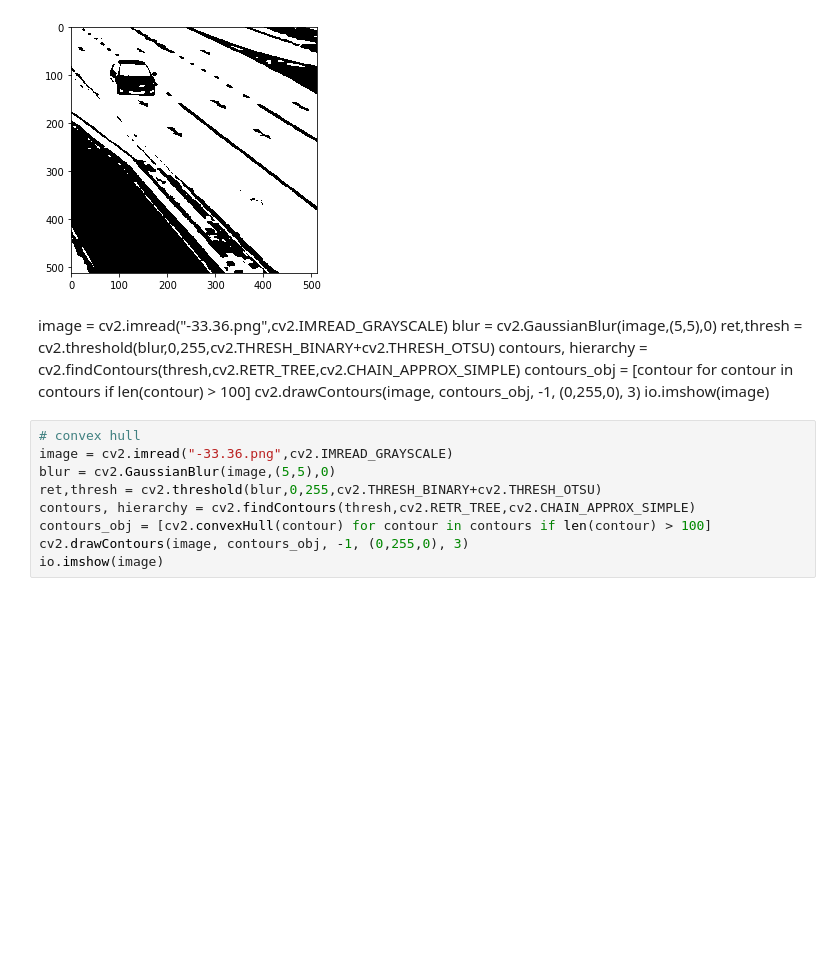
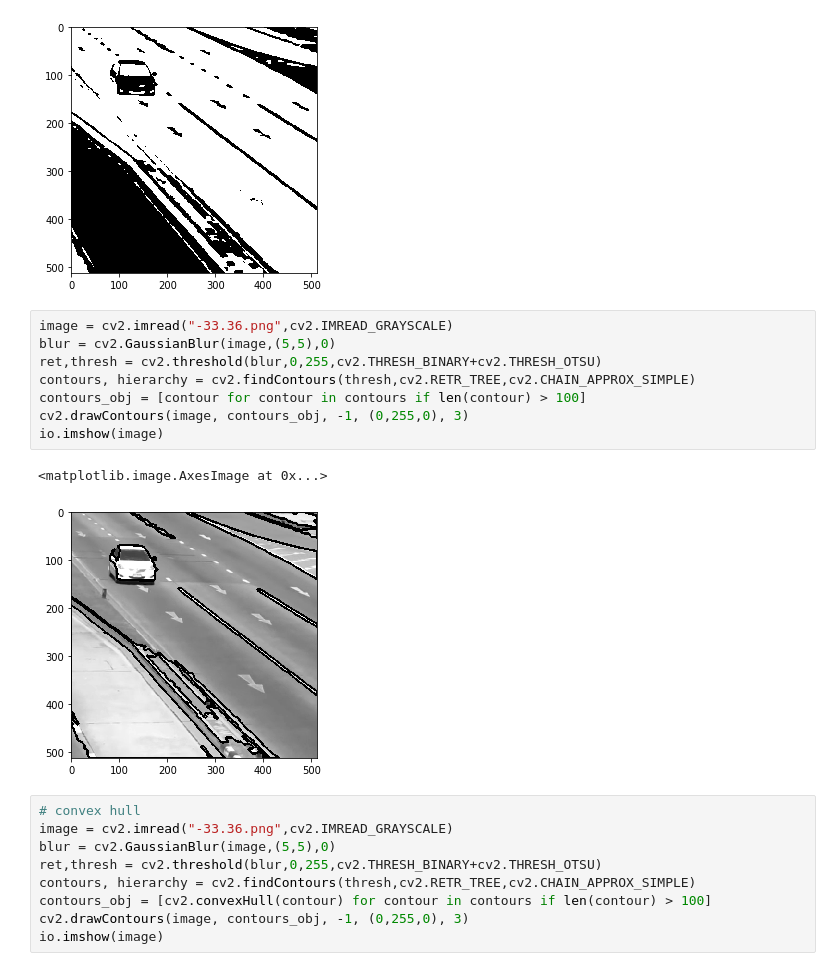
Before and after one commit to YunfeiZHAO/gsoc-redhen-2021, a Jupyter notebook: task1.ipynb, the cells around one changed output. Saved outputs shown, nothing was run; the diff lists cells and outputs as text; blank space fills up the shorter version.

```diff
--- a/task1.ipynb
+++ b/task1.ipynb
@@ -297,14 +307,17 @@ io.imshow(thresh)
 # %% [output]
 <matplotlib.image.AxesImage at 0x...>
 [figure]
-# %% [markdown]
-image = cv2.imread("-33.36.png",cv2.IMREAD_GRAYSCALE)
-blur = cv2.GaussianBlur(image,(5,5),0)
-ret,thresh = cv2.threshold(blur,0,255,cv2.THRESH_BINARY+cv2.THRESH_OTSU)
-contours, hierarchy = cv2.findContours(thresh,cv2.RETR_TREE,cv2.CHAIN_APPROX_SIMPLE)
-contours_obj = [contour for contour in contours if len(contour) > 100]
-cv2.drawContours(image, contours_obj, -1, (0,255,0), 3)
-io.imshow(image)
+# %%
+image = cv2.imread("-33.36.png",cv2.IMREAD_GRAYSCALE)
+blur = cv2.GaussianBlur(image,(5,5),0)
+ret,thresh = cv2.threshold(blur,0,255,cv2.THRESH_BINARY+cv2.THRESH_OTSU)
+contours, hierarchy = cv2.findContours(thresh,cv2.RETR_TREE,cv2.CHAIN_APPROX_SIMPLE)
+contours_obj = [contour for contour in contours if len(contour) > 100]
+cv2.drawContours(image, contours_obj, -1, (0,255,0), 3)
+io.imshow(image)
+# %% [output]
+<matplotlib.image.AxesImage at 0x...>
+[figure, added]
 # %%
 # convex hull
 image = cv2.imread("-33.36.png",cv2.IMREAD_GRAYSCALE)
```
Also changed, not shown: parts of 22 cells of this notebook.
